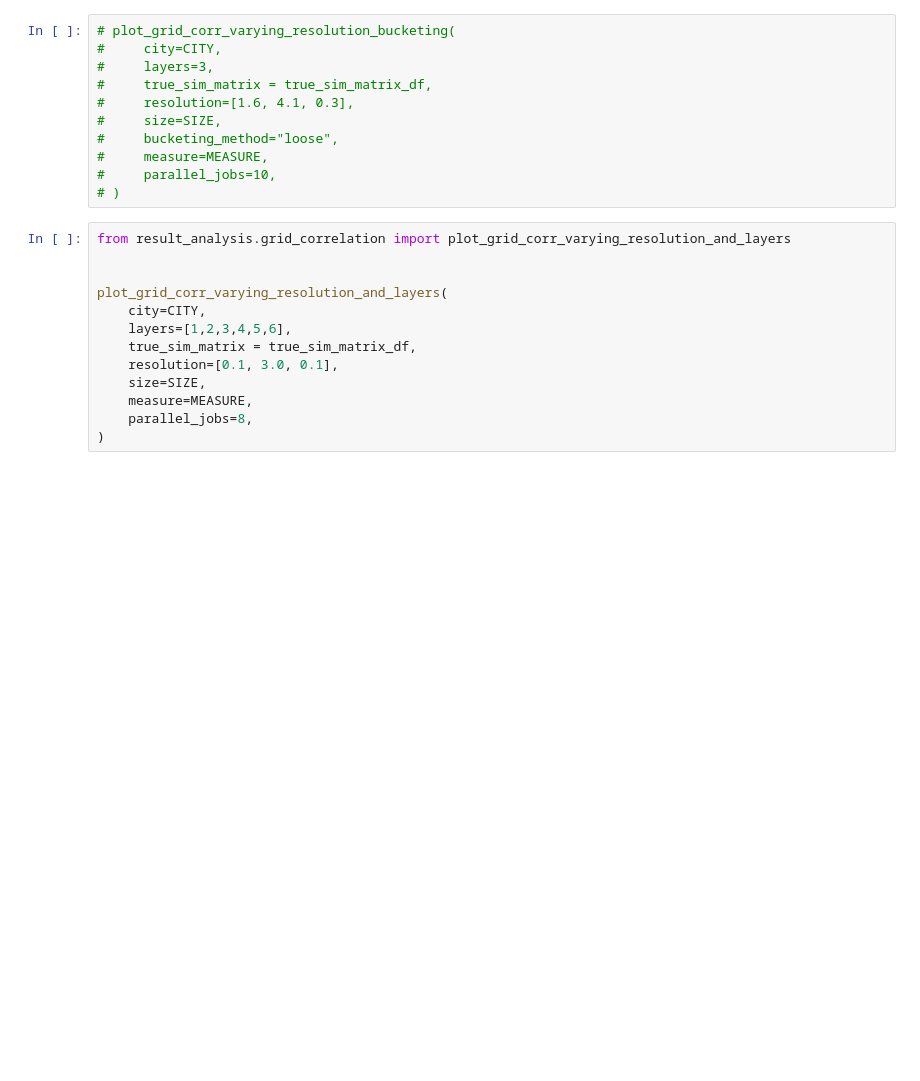
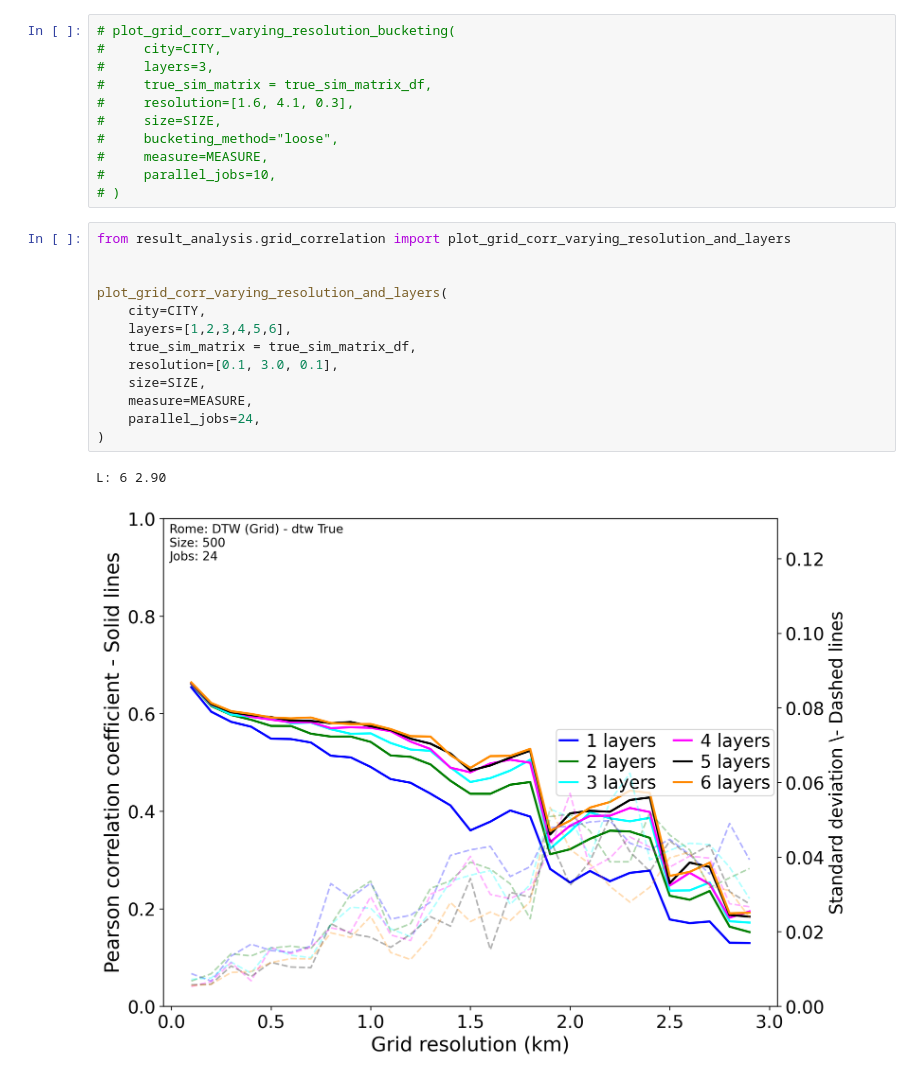
Before and after one commit to eivindmidtbo/masteroppgave, a Jupyter notebook: result_analysis/correlation/correlation_grid.ipynb, the cells around one changed output. Cells and saved outputs as stored; diff of their text form; blank space fills up the shorter version.

```diff
--- a/result_analysis/correlation/correlation_grid.ipynb
+++ b/result_analysis/correlation/correlation_grid.ipynb
@@ -79,13 +83,16 @@ true_sim_matrix_df = (true_sim_matrix_df + true_sim_matrix_df.T)
 # %%
 from result_analysis.grid_correlation import plot_grid_corr_varying_resolution_and_layers
 
 
 plot_grid_corr_varying_resolution_and_layers(
     city=CITY,
     layers=[1,2,3,4,5,6],
     true_sim_matrix = true_sim_matrix_df,
     resolution=[0.1, 3.0, 0.1],
     size=SIZE,
     measure=MEASURE,
-    parallel_jobs=8,
+    parallel_jobs=24,
 )
+# %% [output]
+L: 6 2.90
+[figure, added]
```
Also changed, not shown: parts of 2 cells of this notebook, 2 other files.
